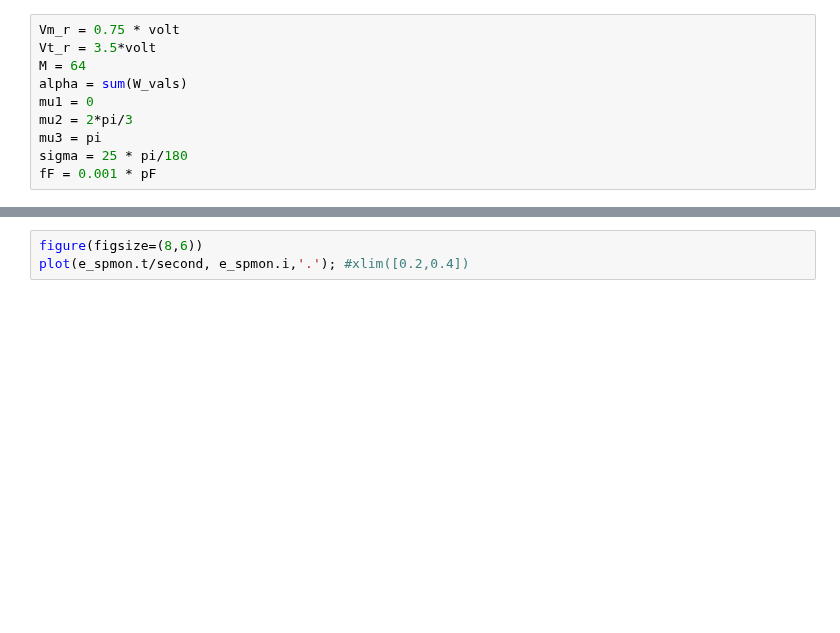
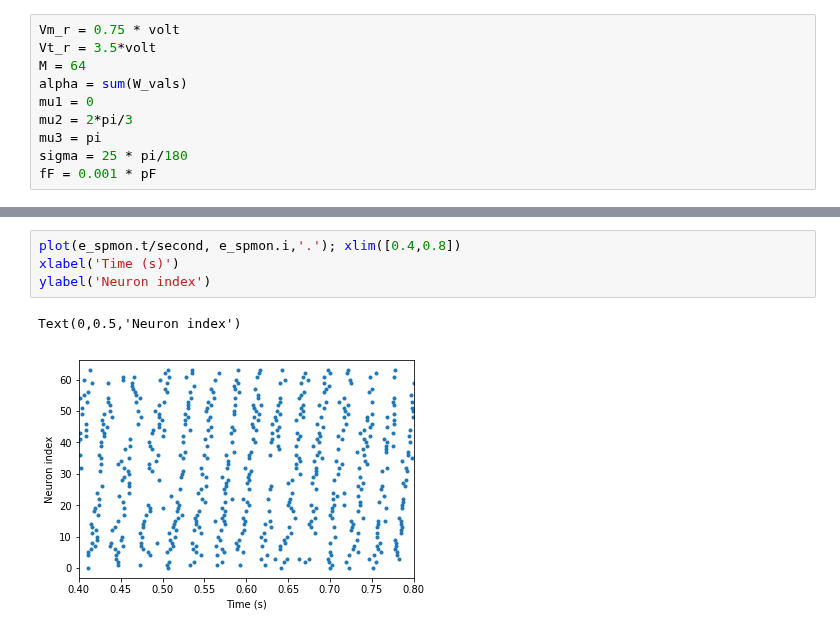
Before and after one commit to acellon/ifat-py, a Jupyter notebook: ifat.ipynb, the cells around one changed output, grey strips where cells are left out. Cells and saved outputs as stored; diff of their text form; blank space fills up the shorter version.

```diff
--- a/ifat.ipynb
+++ b/ifat.ipynb
@@ -268,3 +253,7 @@ run(10*second,report='text')
 # %%
-figure(figsize=(8,6))
-plot(e_spmon.t/second, e_spmon.i,'.'); #xlim([0.2,0.4])
+plot(e_spmon.t/second, e_spmon.i,'.'); xlim([0.4,0.8])
+xlabel('Time (s)')
+ylabel('Neuron index')
+# %% [output]
+Text(0,0.5,'Neuron index')
+[figure, added]
```
Also changed, not shown: parts of 37 cells of this notebook, 31 other files.
